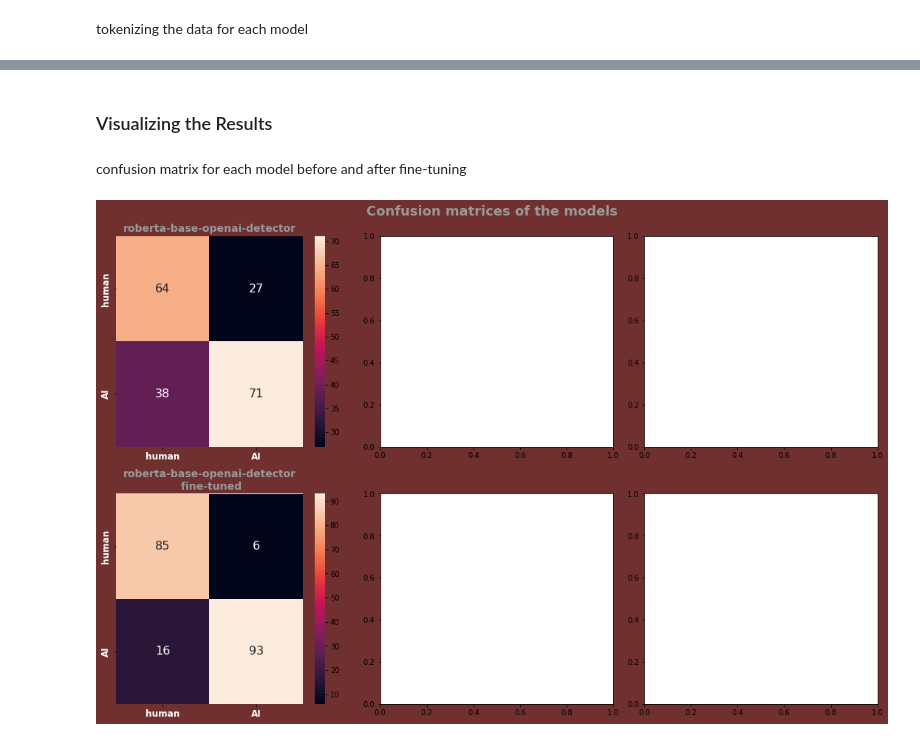
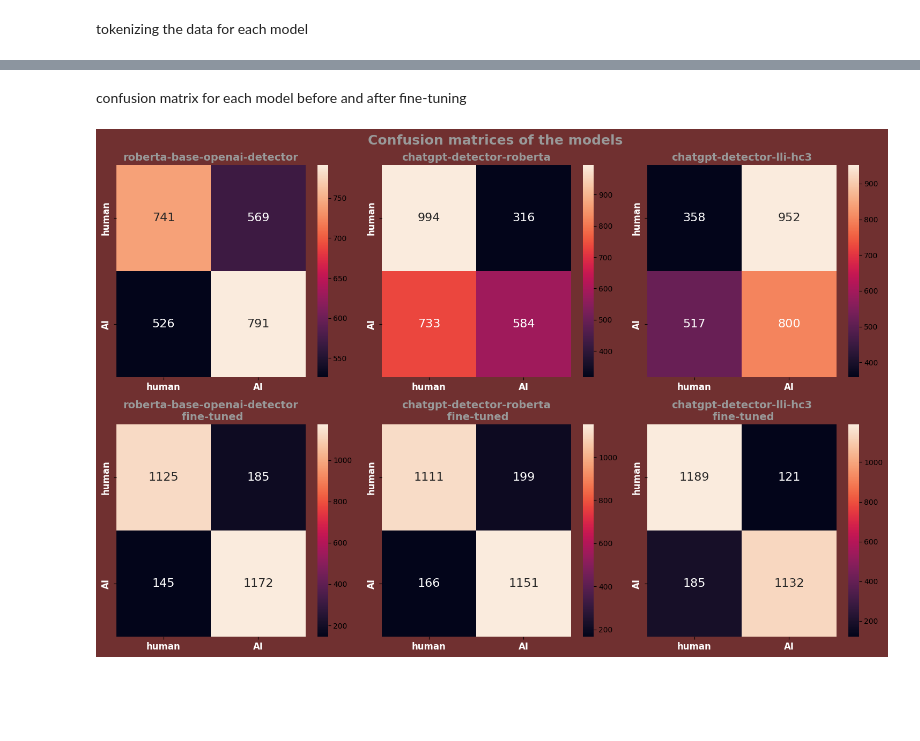
Before and after one commit to rusenbb/GPT-Detector, a Jupyter notebook: main.ipynb, the cells around one changed output, grey strips where cells are left out. Saved outputs shown, nothing was run; the diff lists cells and outputs as text; code cells hidden in the pictures; blank space fills up the shorter version.

Commit message:
Played with max token length to increase learning speed. Got good results.

```diff
--- a/main.ipynb
+++ b/main.ipynb
@@ -53,15 +78,19 @@ Lenght of the dataset: 26308
 # %%
 # map yes/no to 1/0
 df['IsAI'] = df['IsAI'].map({'yes': 1, 'no': 0})
+# rename column IsAI to labels
+df.rename(columns={'IsAI': 'labels'}, inplace=True)
+# rename columns to lowercase
+df.columns = df.columns.str.lower()
 # %%
 df.dropna(inplace=True)
 # %%
 # Splitting the DataFrame into train and remaining datasets
 # get a portion of the dataset
-df = df.sample(frac=1, random_state=42)
+df = df.sample(frac=0.5, random_state=42)
 
 # Splitting the DataFrame into train and validation and test datasets
-train_df, test_df = train_test_split(df, test_size=0.2, random_state=42)
+train_df, test_df = train_test_split(df[['labels', 'text']], test_size=0.2, random_state=42)
 train_df, val_df = train_test_split(train_df, test_size=0.2, random_state=42)
 
 # length of the datasets
@@ -140,3 +158,21 @@ for model_name in model_names:
+# %%
+tokenized_datasets = dict()
+
+# Convert DataFrame to Hugging Face Dataset
+train_df = Dataset.from_pandas(train_df)
+val_df = Dataset.from_pandas(val_df)
+test_df = Dataset.from_pandas(test_df)
+
+# Tokenization
+def tokenize_function(data, tokenizer):
+    return tokenizer(data["text"], padding="max_length", truncation=True, max_length=32)
+
+
+for model_name in model_names:
+    tokenized_train = train_df.map(lambda examples: tokenize_function(examples, model_tokenizers[model_name]), batched=True)
+    tokenized_val = val_df.map(lambda examples: tokenize_function(examples, model_tokenizers[model_name]), batched=True)
+    tokenized_test = test_df.map(lambda examples: tokenize_function(examples, model_tokenizers[model_name]), batched=True)
+    tokenized_datasets[model_name] = {"train": tokenized_train, "val": tokenized_val, "test": tokenized_test}
 # %%
 fine_tuned_model_confusion_matrices = {}
 model_scores = {}
@@ -146,8 +182,8 @@ for i in range(len(model_names)):
     training_args = TrainingArguments(
         output_dir="./results",          # output directory
         num_train_epochs=3,              # total number of training epochs
-        per_device_train_batch_size=2,   # batch size per device during training
-        per_device_eval_batch_size=2,    # batch size for evaluation
+        per_device_train_batch_size=64,   # batch size per device during training
+        per_device_eval_batch_size=64,    # batch size for evaluation
         warmup_steps=500,                # number of warmup steps for learning rate scheduler
         weight_decay=0.02,               # strength of weight decay
         logging_dir='./logs',            # directory for storing logs
@@ -159,8 +195,8 @@ for i in range(len(model_names)):
     trainer = Trainer(
         model=models[model_names[i]],        # the instantiated Transformers model to be trained
         args=training_args,                  # training arguments, defined above
-        train_dataset=loaders[i]['train'],         # training dataset
-        eval_dataset=loaders[i]['val']             # evaluation dataset
+        train_dataset=tokenized_datasets[model_names[i]]['train'],         # training dataset
+        eval_dataset=tokenized_datasets[model_names[i]]['val'],             # evaluation dataset
     )
 
     # Train and evaluate
@@ -170,10 +206,11 @@ for i in range(len(model_names)):
 
     print(f"Evaluation of the model: {model_names[i]}")
 
-    predictions = trainer.predict(loaders[i]['test'])
+    predictions = trainer.predict(tokenized_datasets[model_names[i]]['test'])
     predictions = np.argmax(predictions.predictions, axis=-1)
-    fine_tuned_model_confusion_matrices[model_names[i]], scores = eval_model(predictions, test_df['IsAI'].tolist(), return_scores=True)
-    model_scores[model_names[i]] = {k: v for k, v in scores.items() if k in ['accuracy', 'f1-score', 'precision', 'recall']}
+    fine_tuned_model_confusion_matrices[model_names[i]], scores = eval_model(predictions, test_df['labels'], return_scores=True)
+    # scores -> (accuracy, recall, precision, f1)
+    model_scores[model_names[i]] = {k: v for k, v in zip(["accuracy", "recall", "precision", "f1"], scores)}
     print()
 
     # Save the model
@@ -198,24 +249,22 @@ KeyboardInterrupt:
-# %% [markdown]
-### Visualizing the Results
 # %% [markdown]
 confusion matrix for each model before and after fine-tuning
 # %%
 fig, ax = plt.subplots(2, 3, figsize=(15, 10))
 fig.suptitle('Confusion matrices of the models', fontsize=18, fontweight='bold', color='#999999')
 fig.set_facecolor('#703030')
 for i in range(len(model_names)):
-    sns.heatmap(model_confusion_matrices[model_names[i]], annot=True, ax=ax[0][i], annot_kws={"size": 16})
+    sns.heatmap(model_confusion_matrices[model_names[i]], fmt='d', annot=True, ax=ax[0][i], annot_kws={"size": 16})
     ax[0][i].set_title(model_names[i], fontweight='bold', fontsize=14, color='#999999')
-    sns.heatmap(fine_tuned_model_confusion_matrices[model_names[i]], annot=True, ax=ax[1][i], annot_kws={"size": 16})
+    sns.heatmap(fine_tuned_model_confusion_matrices[model_names[i]], fmt='d', annot=True, ax=ax[1][i], annot_kws={"size": 16})
     ax[1][i].set_title(model_names[i] + '\n fine-tuned', fontweight='bold', fontsize=14, color='#999999')
 
     # change x and y labels. map 0 to 'human' and 1 to 'AI'
     ax[0][i].set_xticklabels(['human', 'AI'], fontweight='bold', fontsize=12, color='white')
     ax[0][i].set_yticklabels(['human', 'AI'], fontweight='bold', fontsize=12, color='white')
     ax[1][i].set_xticklabels(['human', 'AI'], fontweight='bold', fontsize=12, color='white')
     ax[1][i].set_yticklabels(['human', 'AI'], fontweight='bold', fontsize=12, color='white')
 
 plt.tight_layout()
 plt.show()
 # %% [output]
-[figure, old version]
+[figure, new version]
```
Also changed, not shown: parts of 7 cells of this notebook.
